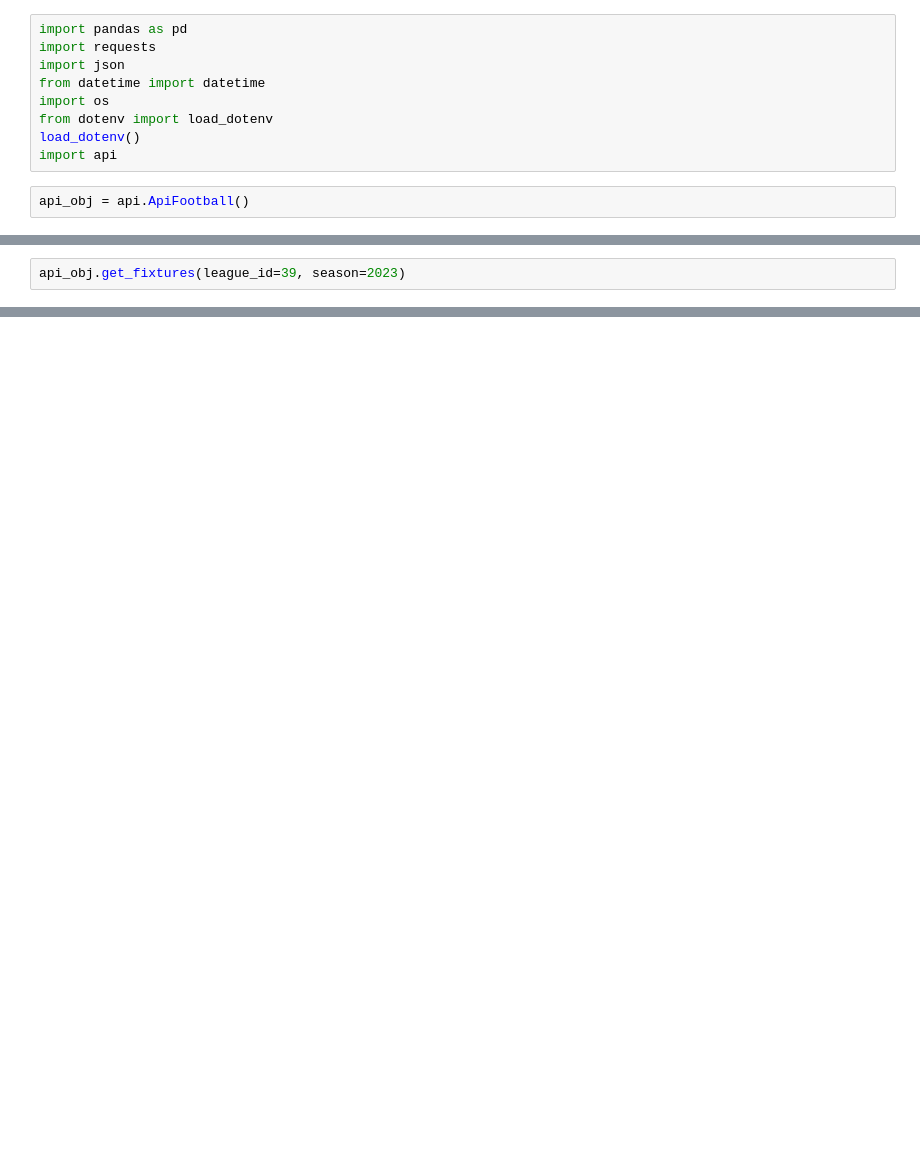
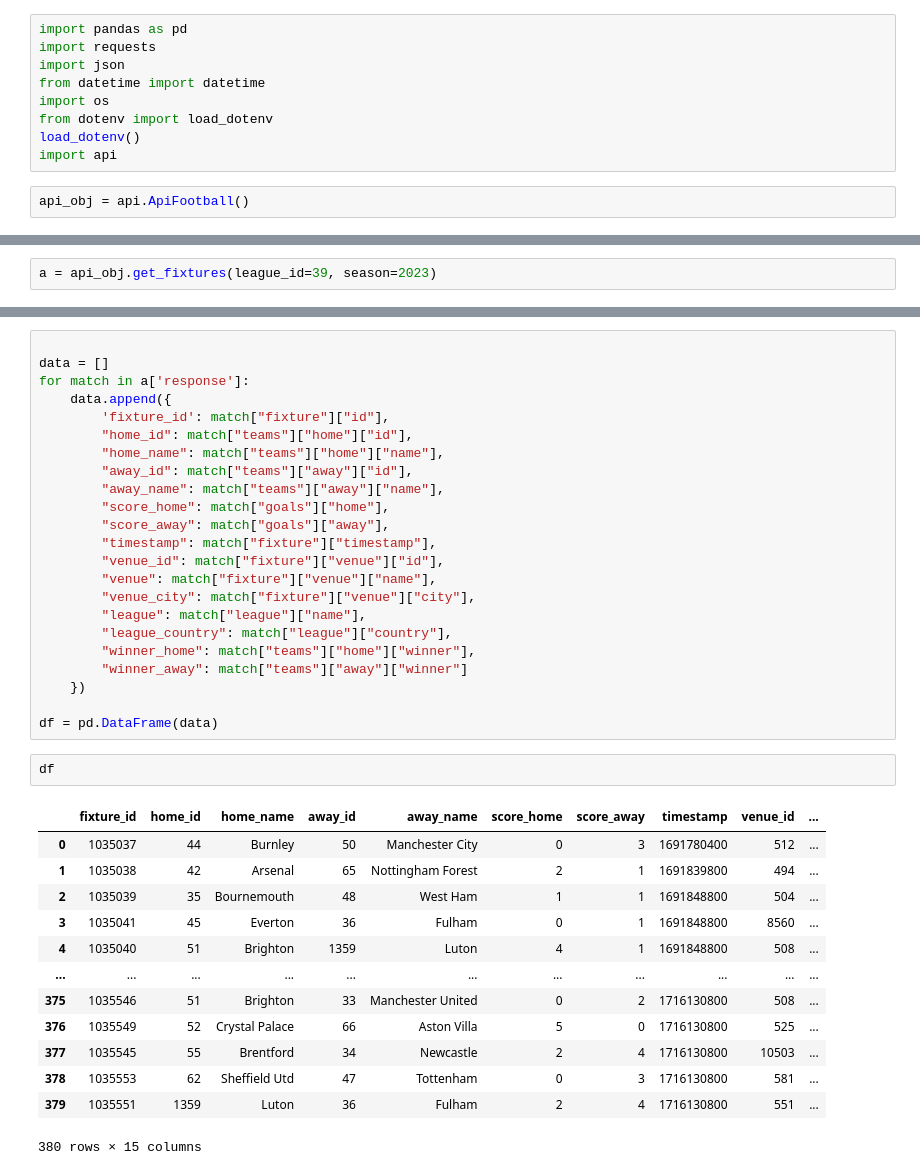
Before and after one commit to solovee/AnalisePrevisaoSoccer, a Jupyter notebook: testes.ipynb, the cells around one changed output, grey strips where cells are left out. Cells and saved outputs as stored; diff of their text form; blank space fills up the shorter version.

```diff
--- a/testes.ipynb
+++ b/testes.ipynb
@@ -12,2 +27,2 @@ api_obj = api.ApiFootball()
 # %%
-api_obj.get_fixtures(league_id=39, season=2023)
+a = api_obj.get_fixtures(league_id=39, season=2023)
@@ -31,0 +49,39 @@ api_obj.get_fixtures(league_id=39, season=2023)
+# %%
+
+data = []
+for match in a['response']:
+    data.append({
+        'fixture_id': match["fixture"]["id"],
+        "home_id": match["teams"]["home"]["id"],
+        "home_name": match["teams"]["home"]["name"],
+        "away_id": match["teams"]["away"]["id"],
+        "away_name": match["teams"]["away"]["name"],
+        "score_home": match["goals"]["home"],
+        "score_away": match["goals"]["away"],
+        "timestamp": match["fixture"]["timestamp"],
+        "venue_id": match["fixture"]["venue"]["id"],
+        "venue": match["fixture"]["venue"]["name"],
+        "venue_city": match["fixture"]["venue"]["city"],
+        "league": match["league"]["name"],
+        "league_country": match["league"]["country"],
+        "winner_home": match["teams"]["home"]["winner"],
+        "winner_away": match["teams"]["away"]["winner"]
+    })
+
+df = pd.DataFrame(data)
+# %%
+df
+# %% [output]
+|  | fixture_id | home_id | home_name | away_id | away_name | score_home | score_away | timestamp | venue_id | ... |
+| 0 | 1035037 | 44 | Burnley | 50 | Manchester City | 0 | 3 | 1691780400 | 512 | ... |
+| 1 | 1035038 | 42 | Arsenal | 65 | Nottingham Forest | 2 | 1 | 1691839800 | 494 | ... |
+| 2 | 1035039 | 35 | Bournemouth | 48 | West Ham | 1 | 1 | 1691848800 | 504 | ... |
+| 3 | 1035041 | 45 | Everton | 36 | Fulham | 0 | 1 | 1691848800 | 8560 | ... |
+| 4 | 1035040 | 51 | Brighton | 1359 | Luton | 4 | 1 | 1691848800 | 508 | ... |
+| ... | ... | ... | ... | ... | ... | ... | ... | ... | ... | ... |
+| 375 | 1035546 | 51 | Brighton | 33 | Manchester United | 0 | 2 | 1716130800 | 508 | ... |
+| 376 | 1035549 | 52 | Crystal Palace | 66 | Aston Villa | 5 | 0 | 1716130800 | 525 | ... |
+| 377 | 1035545 | 55 | Brentford | 34 | Newcastle | 2 | 4 | 1716130800 | 10503 | ... |
+| 378 | 1035553 | 62 | Sheffield Utd | 47 | Tottenham | 0 | 3 | 1716130800 | 581 | ... |
+| 379 | 1035551 | 1359 | Luton | 36 | Fulham | 2 | 4 | 1716130800 | 551 | ... |
+380 rows × 15 columns
```
Also changed, not shown: parts of 14 cells of this notebook, 5 other files.
